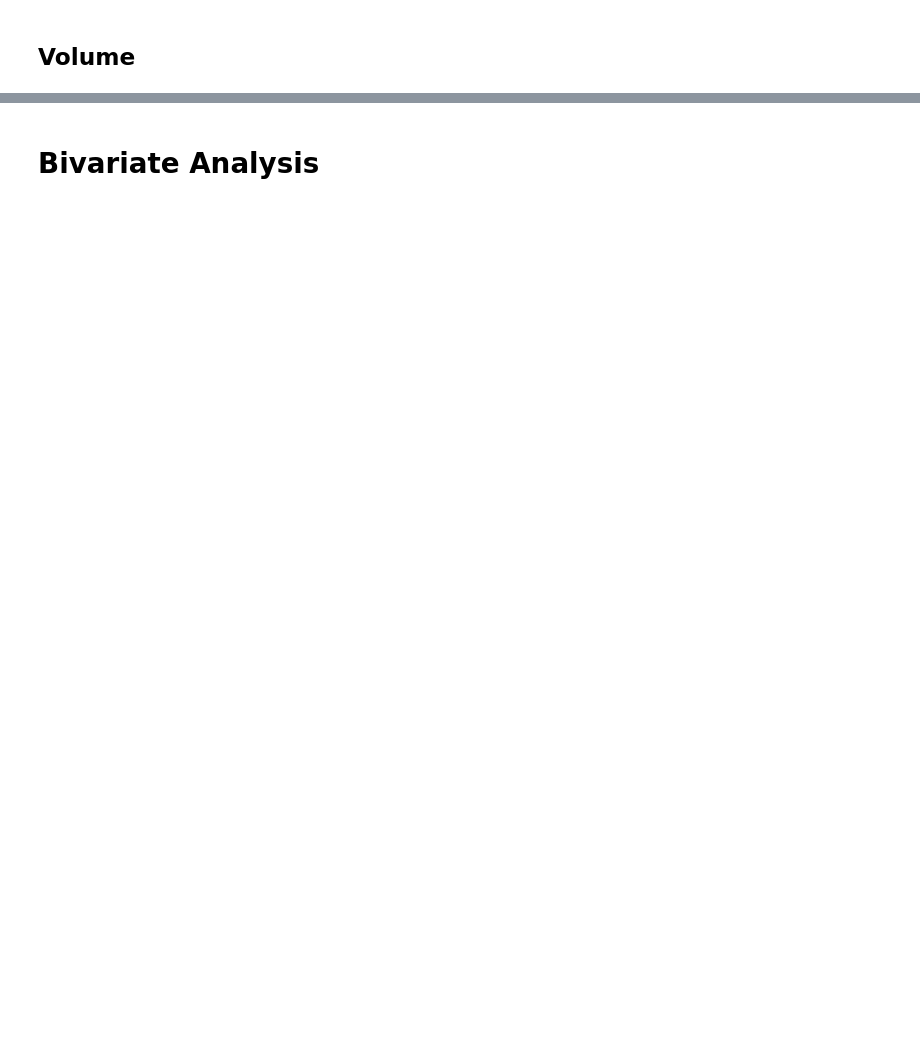
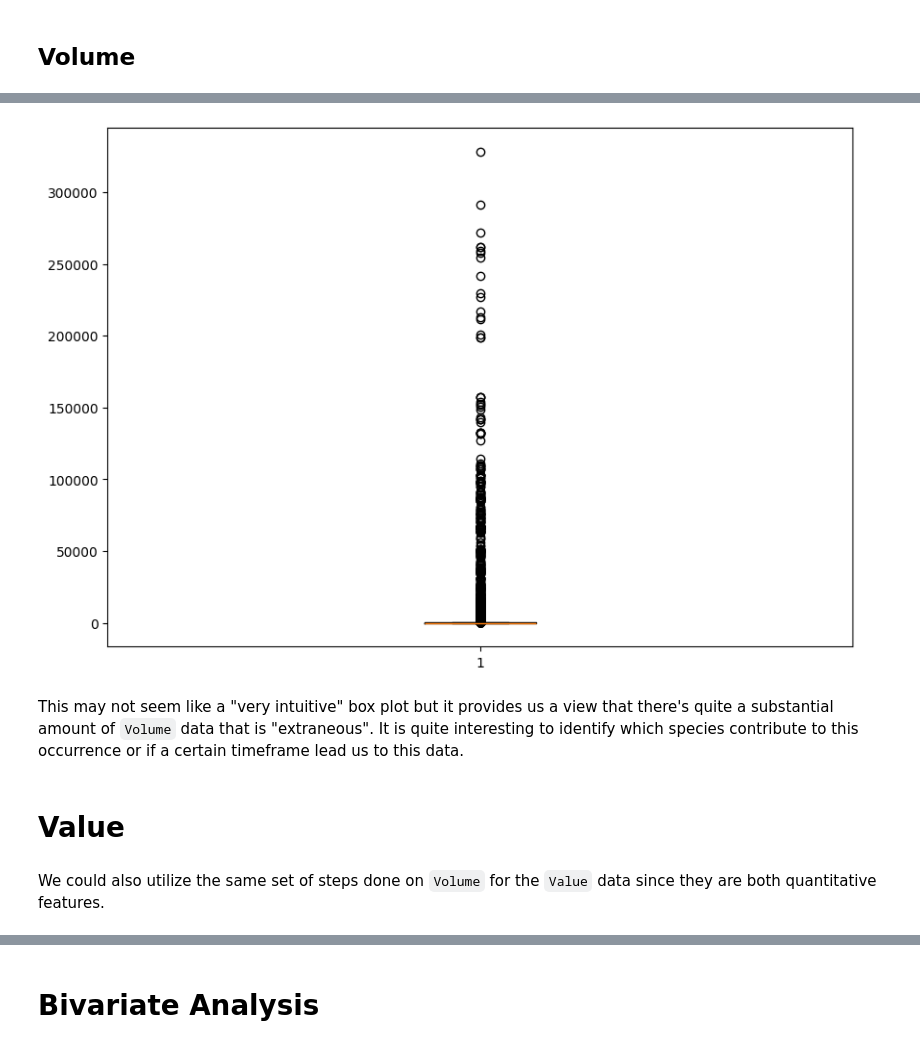
Before and after one commit to jcfrongoso/cs132-final-project, a Jupyter notebook: eda.ipynb, the cells around one changed output, grey strips where cells are left out. Drawn from its saved outputs; the diff is of its cells as text; code cells hidden in the pictures; blank space fills up the shorter version.

```diff
--- a/eda.ipynb
+++ b/eda.ipynb
@@ -54,0 +69,13 @@ Since there aren't much variables to look around, we proceed with the bivariate
+# %%
+fig = plt.figure(figsize=(10, 7))
+
+plt.boxplot(df['Volume'])
+plt.show()
+# %% [output]
+[figure, added]
+# %% [markdown]
+This may not seem like a "very intuitive" box plot but it provides us a view that there's quite a substantial amount of `Volume` data that is "extraneous". It is quite interesting to identify which species contribute to this occurrence or if a certain timeframe lead us to this data.
+# %% [markdown]
+# Value
+# %% [markdown]
+We could also utilize the same set of steps done on `Volume` for the `Value` data since they are both quantitative features.
```
Also changed, not shown: parts of 18 cells of this notebook.
